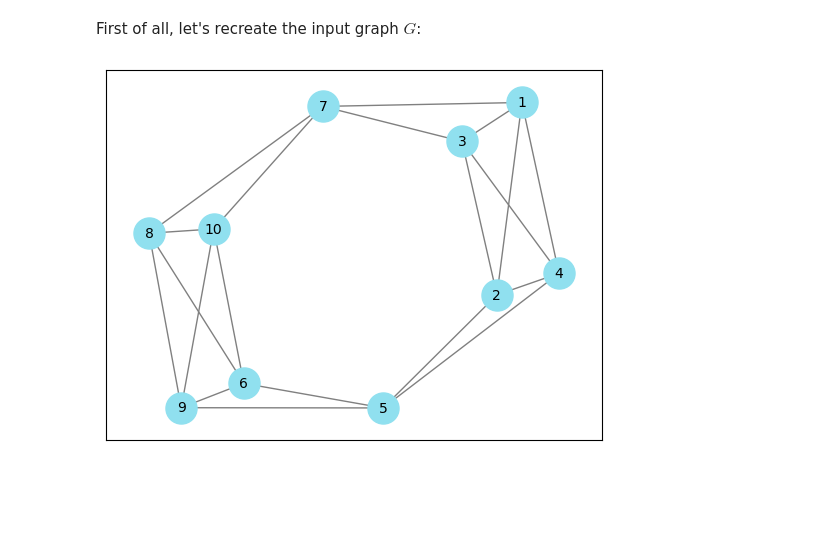
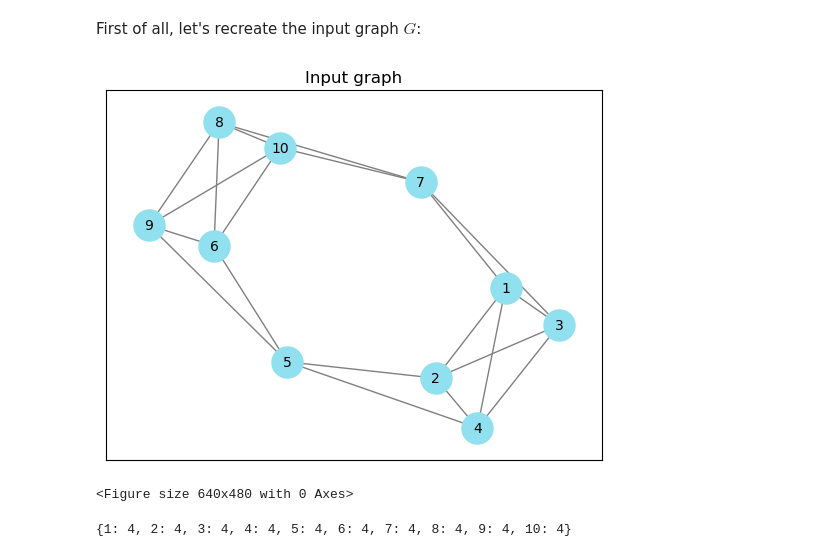
Before and after one commit to laacri/SNOM-social-networks, a Jupyter notebook: Homework/Problem2.ipynb, the cells around one changed output. Cells and saved outputs as stored; diff of their text form; code cells hidden in the pictures; blank space fills up the shorter version.

```diff
--- a/Homework/Problem2.ipynb
+++ b/Homework/Problem2.ipynb
@@ -9,24 +10,27 @@ First of all, let's recreate the input graph $G$:
 # %%
 # Initializing G as an empty graph
 G = nx.Graph()
 
 # Defining V and E sets of nodes and edges
 V = [i for i in range(1, 11)]
 
 E = [(1, 2), (1, 3), (1, 4), (1, 7), (2, 3),
      (2, 4), (2, 5), (3, 4), (3, 7), (4, 5),
      (5, 6), (5, 9), (6, 8), (6, 9), (6, 10),
      (7, 8), (7, 10), (8, 9), (8, 10), (9, 10)]
 
 # Populating the empty graph
 G.add_nodes_from(V)
 G.add_edges_from(E)
 
 # Drawing the graph
 pos = nx.spring_layout(G)
+plt.title('Input graph')
 nx.draw_networkx(G, pos, with_labels = True,
                  node_color = '#90e0ef', edge_color = 'gray',
                  node_size = 500, font_size = 10)
+plt.savefig('graph.png')
 plt.show()
 # %% [output]
-[figure, old version]
+[figure, new version]
+<Figure size 640x480 with 0 Axes>
@@ -32,0 +44,4 @@ plt.show()
+# %%
+print(dict(G.degree))
+# %% [output]
+{1: 4, 2: 4, 3: 4, 4: 4, 5: 4, 6: 4, 7: 4, 8: 4, 9: 4, 10: 4}
```
Also changed, not shown: parts of 12 cells of this notebook, 1 other file.
